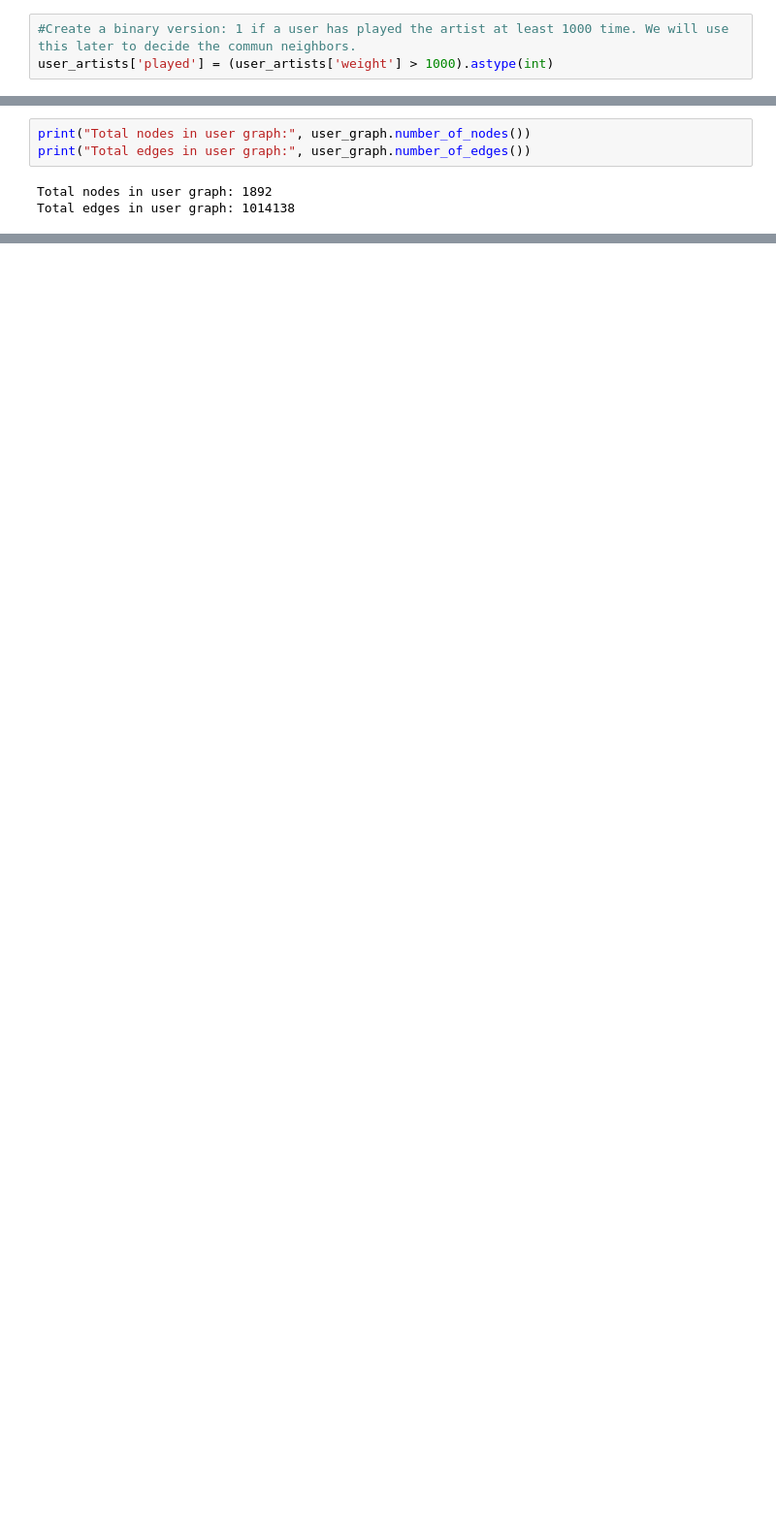
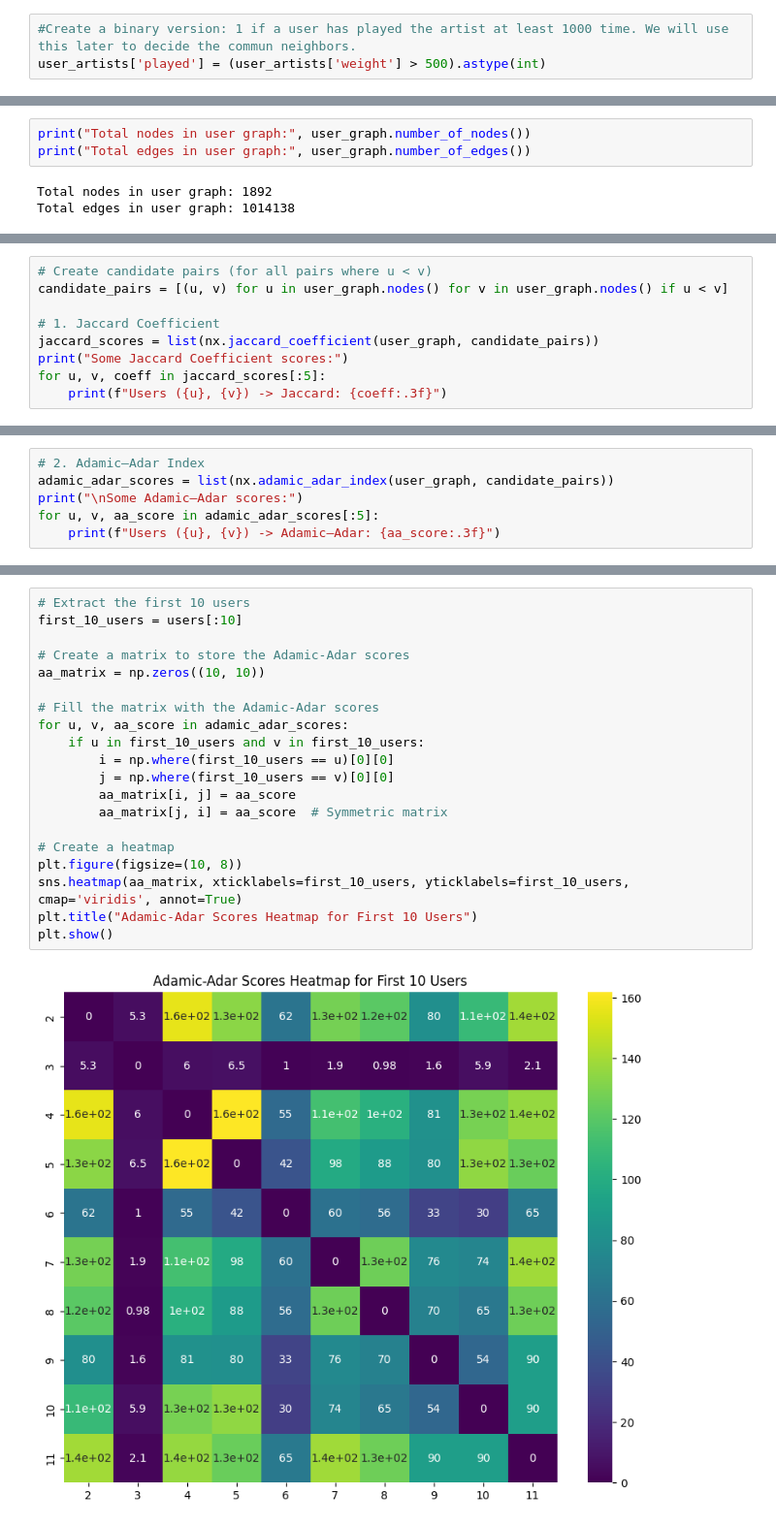
Before and after one commit to FatimaBakkas/melodic-links, a Jupyter notebook: test.ipynb, the cells around one changed output, grey strips where cells are left out. Shown at 97% size. Cells and saved outputs as stored; diff of their text form; blank space fills up the shorter version.

```diff
--- a/test.ipynb
+++ b/test.ipynb
@@ -29,7 +29,7 @@ print(f"Total users: {num_users}, Total artists: {num_artists}")
 Total users: 1892, Total artists: 17632
 # %%
 #Create a binary version: 1 if a user has played the artist at least 1000 time. We will use this later to decide the commun neighbors.
-user_artists['played'] = (user_artists['weight'] > 1000).astype(int)
+user_artists['played'] = (user_artists['weight'] > 500).astype(int)
 # %%
 user_artists.weight.describe() # 75% of the users have played the artist less than 187 times. The max is 352698
 # %% [output]
@@ -95,0 +100,9 @@ plt.show()
+# %%
+# Create candidate pairs (for all pairs where u < v)
+candidate_pairs = [(u, v) for u in user_graph.nodes() for v in user_graph.nodes() if u < v]
+
+# 1. Jaccard Coefficient
+jaccard_scores = list(nx.jaccard_coefficient(user_graph, candidate_pairs))
+print("Some Jaccard Coefficient scores:")
+for u, v, coeff in jaccard_scores[:5]:
+    print(f"Users ({u}, {v}) -> Jaccard: {coeff:.3f}")
@@ -95,0 +116,6 @@ plt.show()
+# %%
+# 2. Adamic–Adar Index
+adamic_adar_scores = list(nx.adamic_adar_index(user_graph, candidate_pairs))
+print("\nSome Adamic–Adar scores:")
+for u, v, aa_score in adamic_adar_scores[:5]:
+    print(f"Users ({u}, {v}) -> Adamic–Adar: {aa_score:.3f}")
@@ -96 +129,23 @@ plt.show()
+# %%
+# Extract the first 10 users
+first_10_users = users[:10]
+
+# Create a matrix to store the Adamic-Adar scores
+aa_matrix = np.zeros((10, 10))
+
+# Fill the matrix with the Adamic-Adar scores
+for u, v, aa_score in adamic_adar_scores:
+    if u in first_10_users and v in first_10_users:
+        i = np.where(first_10_users == u)[0][0]
+        j = np.where(first_10_users == v)[0][0]
+        aa_matrix[i, j] = aa_score
+        aa_matrix[j, i] = aa_score  # Symmetric matrix
+
+# Create a heatmap
+plt.figure(figsize=(10, 8))
+sns.heatmap(aa_matrix, xticklabels=first_10_users, yticklabels=first_10_users, cmap='viridis', annot=True)
+plt.title("Adamic-Adar Scores Heatmap for First 10 Users")
+plt.show()
+# %% [output]
+[figure, added]
 # %%
```
Also changed, not shown: parts of 6 cells of this notebook.
